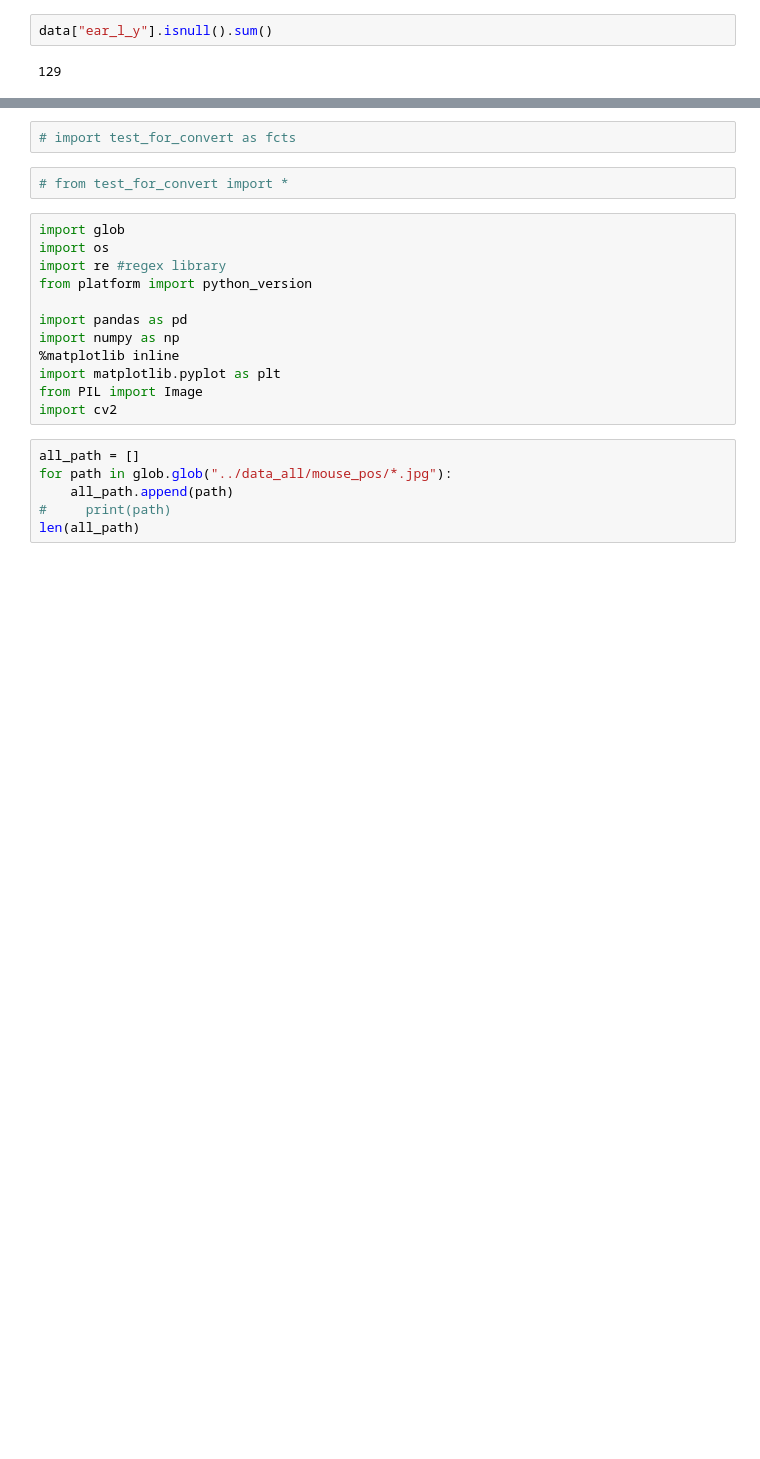
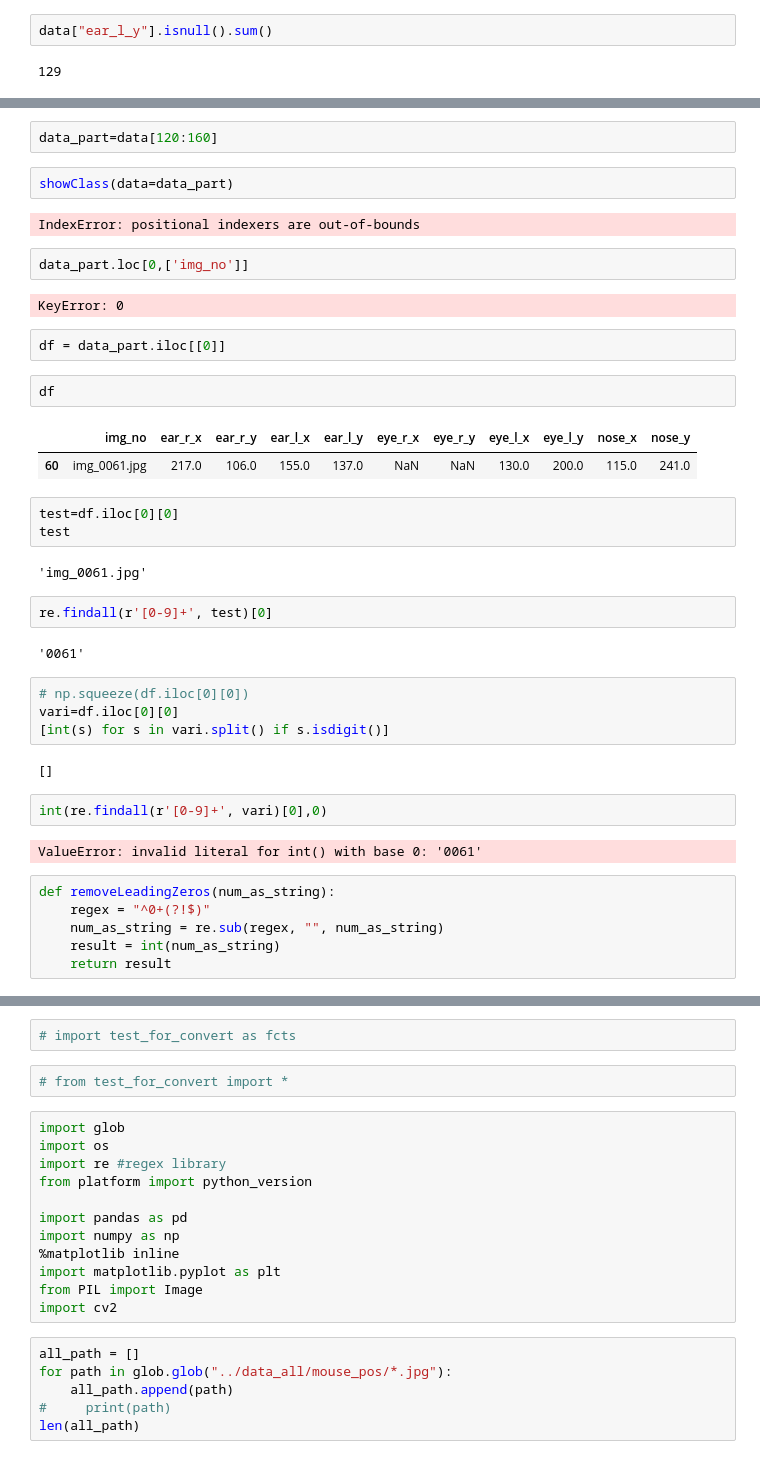
Before and after one commit to caocao0525/Mouse01, a Jupyter notebook: function_check_stage.ipynb, the cells around one changed output, grey strips where cells are left out. Drawn from its saved outputs; the diff is of its cells as text; blank space fills up the shorter version.

```diff
--- a/function_check_stage.ipynb
+++ b/function_check_stage.ipynb
@@ -176,0 +210,42 @@ def panClassify(fr_num, data):
+# %%
+data_part=data[120:160]
+# %%
+showClass(data=data_part)
+# %% [output]
+IndexError: positional indexers are out-of-bounds
+# %%
+data_part.loc[0,['img_no']]
+# %% [output]
+KeyError: 0
+# %%
+df = data_part.iloc[[0]]
+# %%
+df
+# %% [output]
+|  | img_no | ear_r_x | ear_r_y | ear_l_x | ear_l_y | eye_r_x | eye_r_y | eye_l_x | eye_l_y | nose_x | nose_y |
+| 60 | img_0061.jpg | 217.0 | 106.0 | 155.0 | 137.0 | NaN | NaN | 130.0 | 200.0 | 115.0 | 241.0 |
+# %%
+test=df.iloc[0][0]
+test
+# %% [output]
+'img_0061.jpg'
+# %%
+re.findall(r'[0-9]+', test)[0]
+# %% [output]
+'0061'
+# %%
+# np.squeeze(df.iloc[0][0])
+vari=df.iloc[0][0]
+[int(s) for s in vari.split() if s.isdigit()]
+# %% [output]
+[]
+# %%
+int(re.findall(r'[0-9]+', vari)[0],0)
+# %% [output]
+ValueError: invalid literal for int() with base 0: '0061'
+# %%
+def removeLeadingZeros(num_as_string):
+    regex = "^0+(?!$)"
+    num_as_string = re.sub(regex, "", num_as_string)
+    result = int(num_as_string)
+    return result
```
Also changed, not shown: parts of 23 cells of this notebook, 2 other files.
